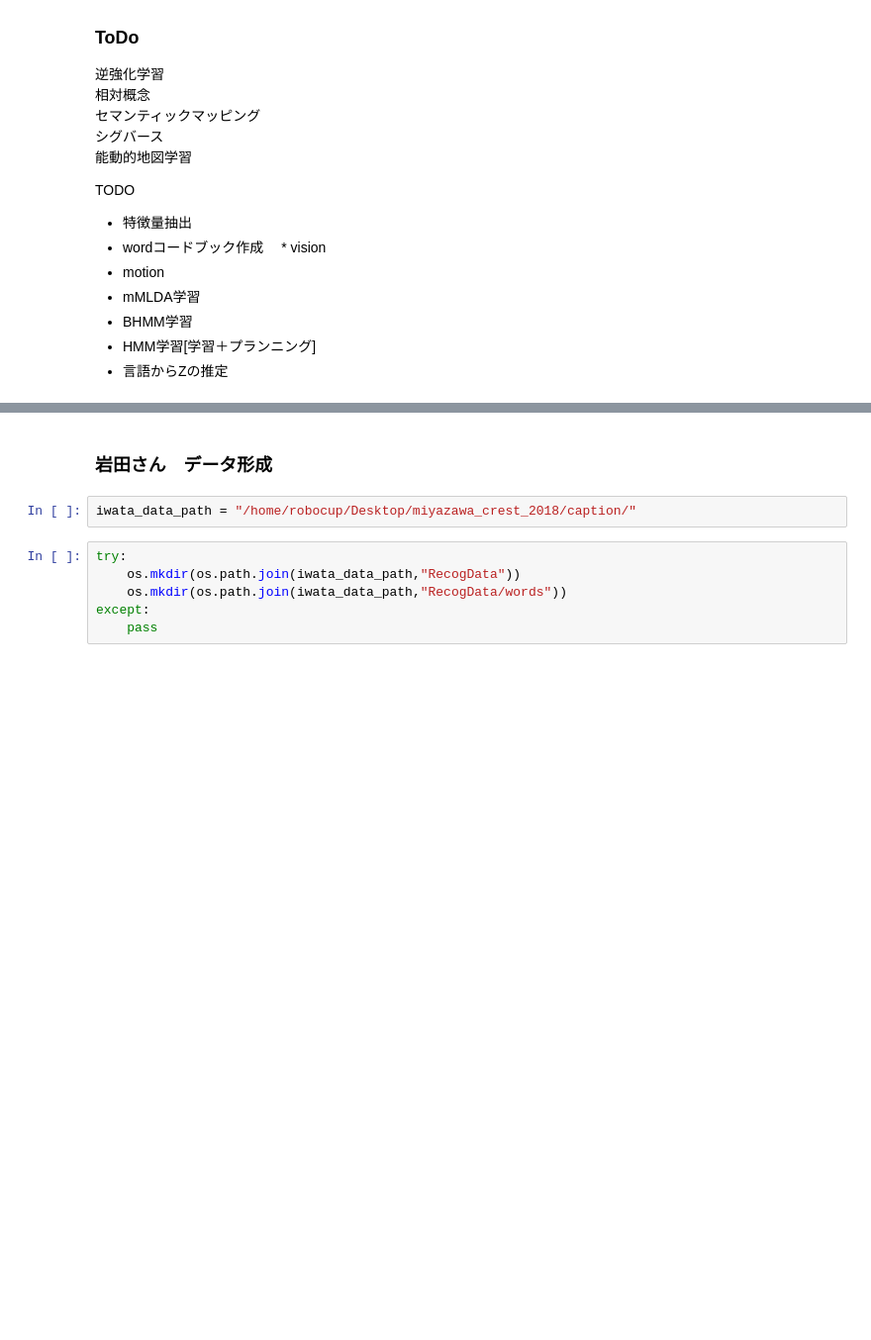
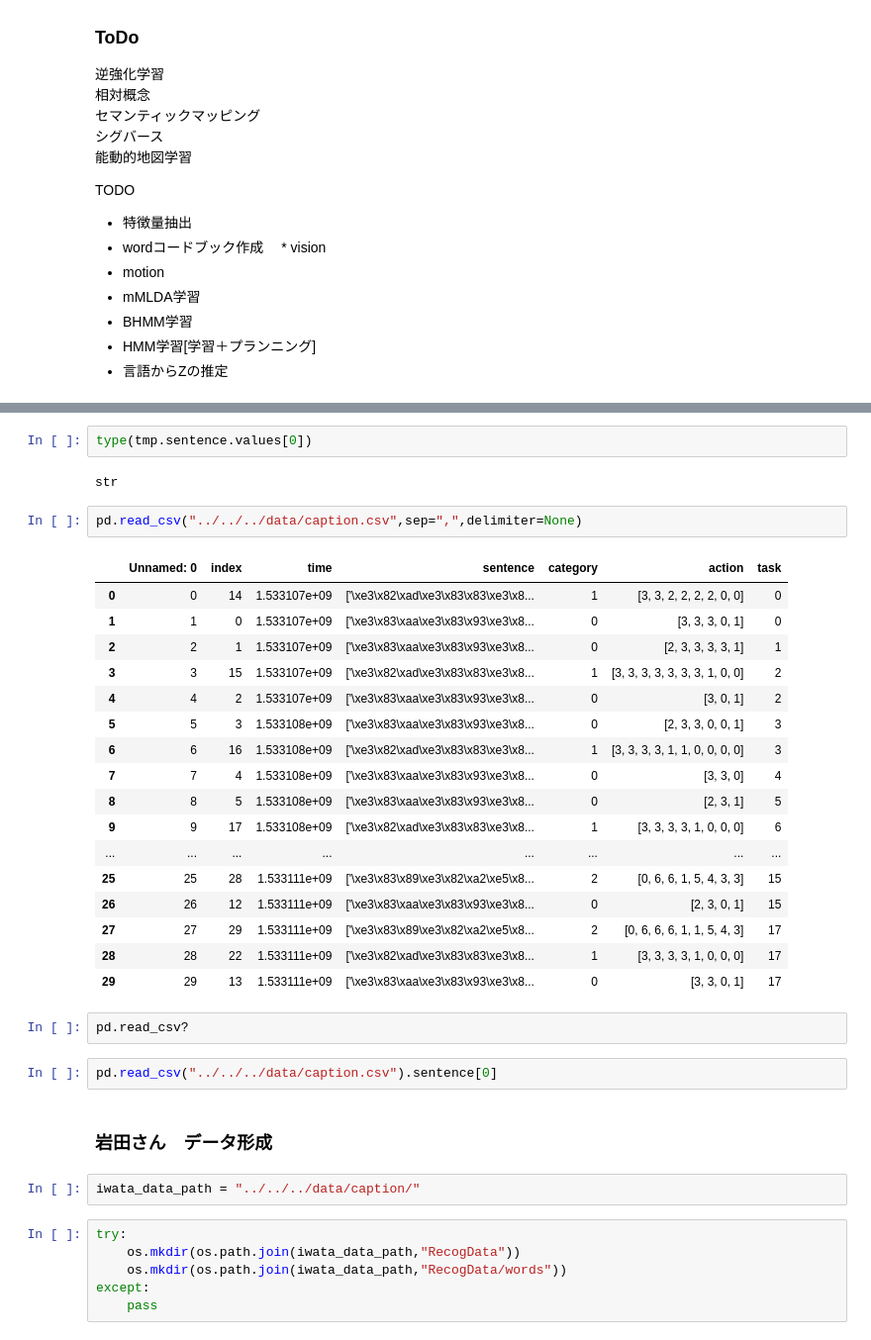
Before and after one commit to team-myzw/crest_camp_ros, a Jupyter notebook: notebook/feature_synthesis.ipynb, the cells around one changed output, grey strips where cells are left out. Shown at 99% size. Saved outputs shown, nothing was run; the diff lists cells and outputs as text; blank space fills up the shorter version.

```diff
--- a/notebook/feature_synthesis.ipynb
+++ b/notebook/feature_synthesis.ipynb
@@ -23,7 +27,35 @@ u'/home/miyazawa/SIGVerse/miyazawa_crest_2018/notebook'
+# %%
+type(tmp.sentence.values[0])
+# %% [output]
+str
+# %%
+pd.read_csv("../../../data/caption.csv",sep=",",delimiter=None)
+# %% [output]
+|  | Unnamed: 0 | index | time | sentence | category | action | task |
+| 0 | 0 | 14 | 1.533107e+09 | ['\xe3\x82\xad\xe3\x83\x83\xe3\x8... | 1 | [3, 3, 2, 2, 2, 2, 0, 0] | 0 |
+| 1 | 1 | 0 | 1.533107e+09 | ['\xe3\x83\xaa\xe3\x83\x93\xe3\x8... | 0 | [3, 3, 3, 0, 1] | 0 |
+| 2 | 2 | 1 | 1.533107e+09 | ['\xe3\x83\xaa\xe3\x83\x93\xe3\x8... | 0 | [2, 3, 3, 3, 3, 1] | 1 |
+| 3 | 3 | 15 | 1.533107e+09 | ['\xe3\x82\xad\xe3\x83\x83\xe3\x8... | 1 | [3, 3, 3, 3, 3, 3, 3, 1, 0, 0] | 2 |
+| 4 | 4 | 2 | 1.533107e+09 | ['\xe3\x83\xaa\xe3\x83\x93\xe3\x8... | 0 | [3, 0, 1] | 2 |
+| 5 | 5 | 3 | 1.533108e+09 | ['\xe3\x83\xaa\xe3\x83\x93\xe3\x8... | 0 | [2, 3, 3, 0, 0, 1] | 3 |
+| 6 | 6 | 16 | 1.533108e+09 | ['\xe3\x82\xad\xe3\x83\x83\xe3\x8... | 1 | [3, 3, 3, 3, 1, 1, 0, 0, 0, 0] | 3 |
+| 7 | 7 | 4 | 1.533108e+09 | ['\xe3\x83\xaa\xe3\x83\x93\xe3\x8... | 0 | [3, 3, 0] | 4 |
+| 8 | 8 | 5 | 1.533108e+09 | ['\xe3\x83\xaa\xe3\x83\x93\xe3\x8... | 0 | [2, 3, 1] | 5 |
+| 9 | 9 | 17 | 1.533108e+09 | ['\xe3\x82\xad\xe3\x83\x83\xe3\x8... | 1 | [3, 3, 3, 3, 1, 0, 0, 0] | 6 |
+| ... | ... | ... | ... | ... | ... | ... | ... |
+| 25 | 25 | 28 | 1.533111e+09 | ['\xe3\x83\x89\xe3\x82\xa2\xe5\x8... | 2 | [0, 6, 6, 1, 5, 4, 3, 3] | 15 |
+| 26 | 26 | 12 | 1.533111e+09 | ['\xe3\x83\xaa\xe3\x83\x93\xe3\x8... | 0 | [2, 3, 0, 1] | 15 |
+| 27 | 27 | 29 | 1.533111e+09 | ['\xe3\x83\x89\xe3\x82\xa2\xe5\x8... | 2 | [0, 6, 6, 6, 1, 1, 5, 4, 3] | 17 |
+| 28 | 28 | 22 | 1.533111e+09 | ['\xe3\x82\xad\xe3\x83\x83\xe3\x8... | 1 | [3, 3, 3, 3, 1, 0, 0, 0] | 17 |
+| 29 | 29 | 13 | 1.533111e+09 | ['\xe3\x83\xaa\xe3\x83\x93\xe3\x8... | 0 | [3, 3, 0, 1] | 17 |
+# %%
+pd.read_csv?
+# %%
+pd.read_csv("../../../data/caption.csv").sentence[0]
 # %% [markdown]
 ### 岩田さん　データ形成
-# %%
-iwata_data_path = "/home/robocup/Desktop/miyazawa_crest_2018/caption/"
+# %%
+iwata_data_path = "../../../data/caption/"
 # %%
 try:
     os.mkdir(os.path.join(iwata_data_path,"RecogData"))
```
Also changed, not shown: parts of 11 cells of this notebook, 4 other files.
